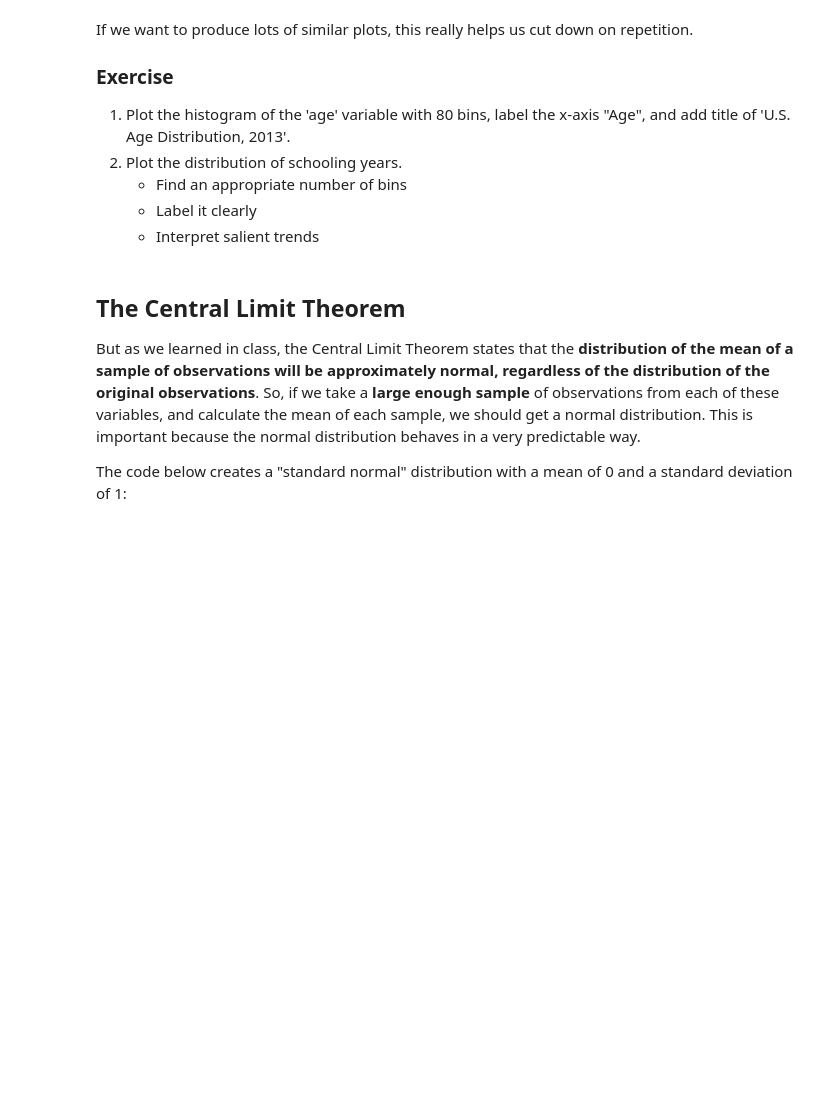
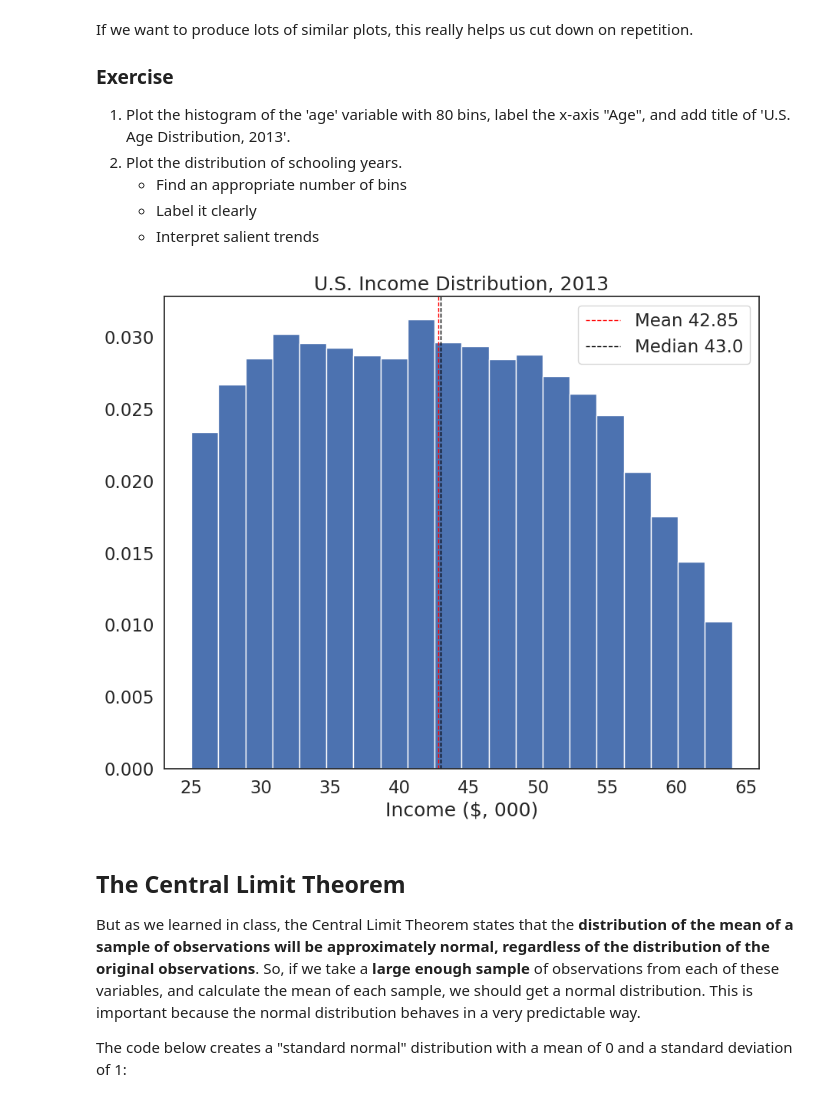
Before and after one commit to Yukiii04/QM2, a Jupyter notebook: notebooks/W05. Distributions and Basic Statistics.ipynb, the cells around one changed output. Saved outputs shown, nothing was run; the diff lists cells and outputs as text; code cells hidden in the pictures; blank space fills up the shorter version.

```diff
--- a/notebooks/W05. Distributions and Basic Statistics.ipynb
+++ b/notebooks/W05. Distributions and Basic Statistics.ipynb
@@ -305,6 +321,10 @@ If we want to produce lots of similar plots, this really helps us cut down on re
     * Find an appropriate number of bins
     * Label it clearly
     * Interpret salient trends
+# %%
+plot_histogram(variable = df['age'], bin_number = 20, xlab = 'Income ($, 000)', title = 'U.S. Income Distribution, 2013')
+# %% [output]
+[figure, added]
 # %% [markdown]
 ## The Central Limit Theorem
 
```
Also changed, not shown: parts of 19 cells of this notebook.
